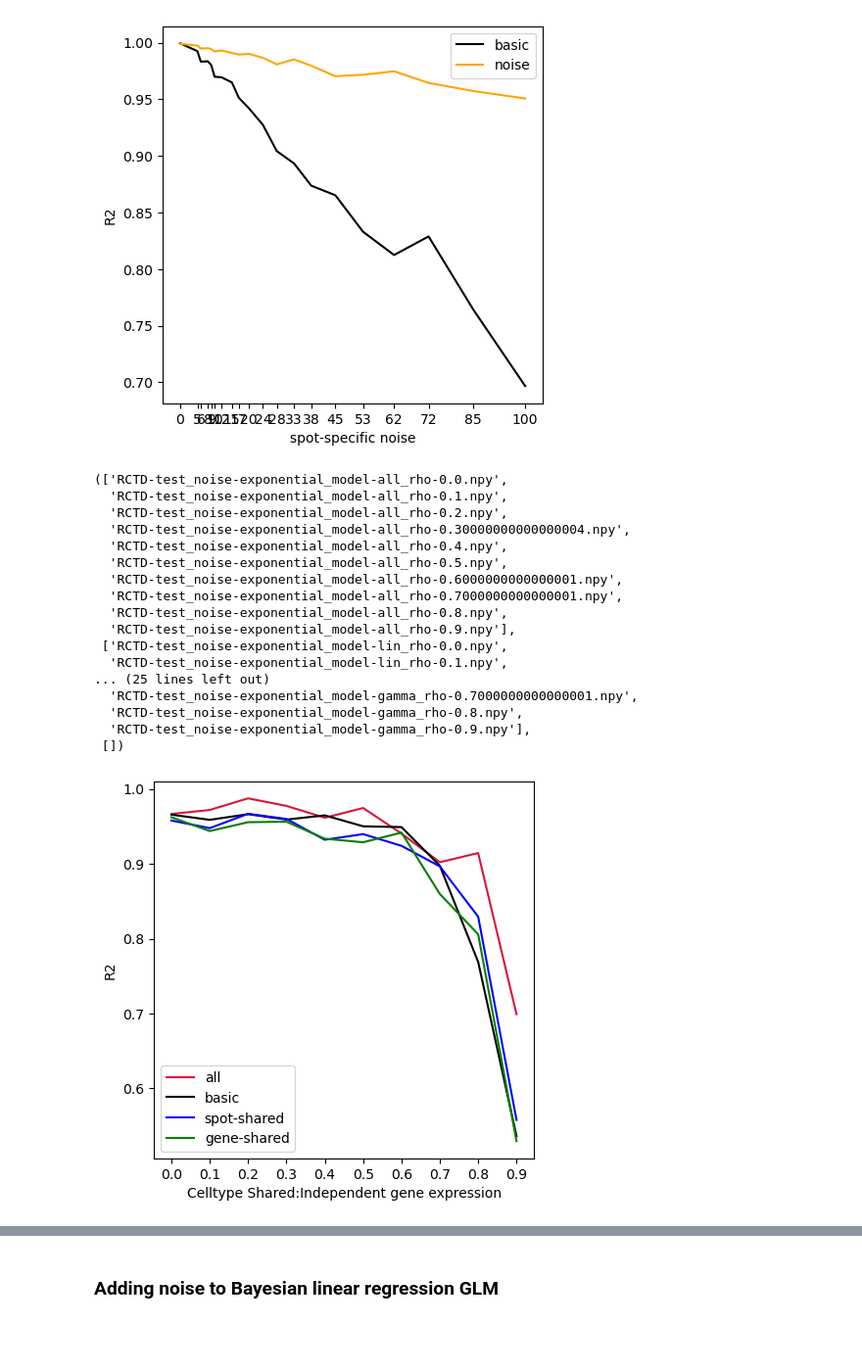
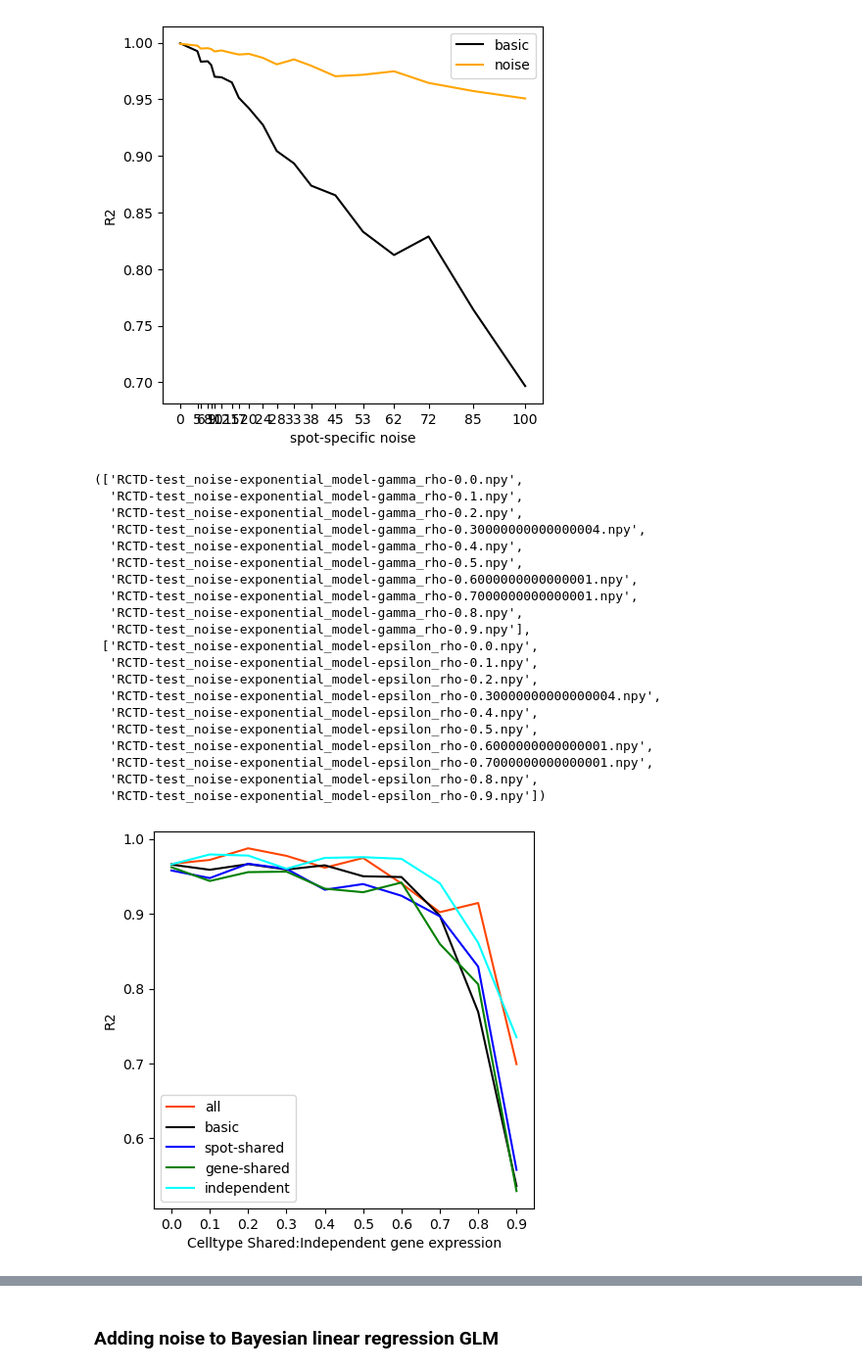
Before and after one commit to dmnburrows/spatial_transcriptomics, a Jupyter notebook: cell_decomp.ipynb, the cells around one changed output, grey strips where cells are left out. Shown at 98% size. Drawn from its saved outputs; the diff is of its cells as text; code cells hidden in the pictures; blank space fills up the shorter version.

```diff
--- a/cell_decomp.ipynb
+++ b/cell_decomp.ipynb
@@ -485,3 +485,20 @@ per = 85 #percentage of dropped genes
 e_std= 1 #spot + gene noise
 g_std = 1 #gene specific noise
 a_std = 1 #spot specific noise
+# %%
+
+rate_range = 0,40 #max and min of uniform distribution for generating rates
+noise_type = 'exponential' #CHANGE!
+
+#Simulate spot data from simulated gene expression
+spot_sim = cdfn.simulate_cell_mix(n_clusts, n_cells, n_genes).simulate_gene_exp(rate_range, 0)
+n_spots = spot_sim.__dict__['n_spots']
+spots = spot_sim.__dict__['spots']
+ref_exp = spot_sim.__dict__['mean_exps']
+prop_vec = spot_sim.__dict__['prop_vec']
+
+
+spots = cdfn.add_noise(spots, per=None, a_std=5, g_std=5, e_std=5, noise_type=noise_type) #CHANGE!
+
+#model = cdfn.alpha_pymc(n_clusts, n_spots, n_genes, ref_exp, spots, noise_type=noise_type) #CHANGE!
+#with model: data=pm.sample(random_seed=1,draws=200,chains=1, discard_tuned_samples=False)
@@ -767,44 +806,52 @@ lin_l = adfn.return_files(s_data, 'spatial_transcriptomics', '*noise*exp*model*l
 alpha_l = adfn.return_files(s_data, 'spatial_transcriptomics', '*noise*exp*model*alpha*' + pref + '*')
 gamma_l = adfn.return_files(s_data, 'spatial_transcriptomics', '*noise*exp*model*gamma*' + pref + '*')
 eps_l = adfn.return_files(s_data, 'spatial_transcriptomics', '*noise*exp*model*eps*' + pref + '*')
-all_l, lin_l, alpha_l, gamma_l, eps_l
+all_l, lin_l, alpha_l,
+gamma_l, eps_l
 # %% [output]
-(['RCTD-test_noise-exponential_model-all_rho-0.0.npy',
-  'RCTD-test_noise-exponential_model-all_rho-0.1.npy',
-  'RCTD-test_noise-exponential_model-all_rho-0.2.npy',
-  'RCTD-test_noise-exponential_model-all_rho-0.30000000000000004.npy',
-  'RCTD-test_noise-exponential_model-all_rho-0.4.npy',
-  'RCTD-test_noise-exponential_model-all_rho-0.5.npy',
-  'RCTD-test_noise-exponential_model-all_rho-0.6000000000000001.npy',
-  'RCTD-test_noise-exponential_model-all_rho-0.7000000000000001.npy',
-  'RCTD-test_noise-exponential_model-all_rho-0.8.npy',
-  'RCTD-test_noise-exponential_model-all_rho-0.9.npy'],
- ['RCTD-test_noise-exponential_model-lin_rho-0.0.npy',
-  'RCTD-test_noise-exponential_model-lin_rho-0.1.npy',
-... (25 lines left out)
+(['RCTD-test_noise-exponential_model-gamma_rho-0.0.npy',
+  'RCTD-test_noise-exponential_model-gamma_rho-0.1.npy',
+  'RCTD-test_noise-exponential_model-gamma_rho-0.2.npy',
+  'RCTD-test_noise-exponential_model-gamma_rho-0.30000000000000004.npy',
+  'RCTD-test_noise-exponential_model-gamma_rho-0.4.npy',
+  'RCTD-test_noise-exponential_model-gamma_rho-0.5.npy',
+  'RCTD-test_noise-exponential_model-gamma_rho-0.6000000000000001.npy',
   'RCTD-test_noise-exponential_model-gamma_rho-0.7000000000000001.npy',
   'RCTD-test_noise-exponential_model-gamma_rho-0.8.npy',
   'RCTD-test_noise-exponential_model-gamma_rho-0.9.npy'],
- [])
+ ['RCTD-test_noise-exponential_model-epsilon_rho-0.0.npy',
+  'RCTD-test_noise-exponential_model-epsilon_rho-0.1.npy',
+  'RCTD-test_noise-exponential_model-epsilon_rho-0.2.npy',
+  'RCTD-test_noise-exponential_model-epsilon_rho-0.30000000000000004.npy',
+  'RCTD-test_noise-exponential_model-epsilon_rho-0.4.npy',
+  'RCTD-test_noise-exponential_model-epsilon_rho-0.5.npy',
+  'RCTD-test_noise-exponential_model-epsilon_rho-0.6000000000000001.npy',
+  'RCTD-test_noise-exponential_model-epsilon_rho-0.7000000000000001.npy',
+  'RCTD-test_noise-exponential_model-epsilon_rho-0.8.npy',
+  'RCTD-test_noise-exponential_model-epsilon_rho-0.9.npy'])
 # %%
-def plotme(par_list, curr_l, color, label):
-    v = [np.load(curr_l[i], allow_pickle=True)[2] for i in range(len(curr_l))]
+def plotme(par_list, curr_l, color, label, type):
+    if type=='r2':
+        ch=2
+    if type=='time':
+        ch=3
+    v = [np.load(curr_l[i], allow_pickle=True)[ch] for i in range(len(curr_l))]
     plt.plot(par_list, v, c=color, label = label)
 # %%
 #drop out percentages
 par_list = np.linspace(0,0.9,10)
 fig,ax = plt.subplots(figsize=(5,5))
 
 #Load basic model
-plotme(par_list, all_l, 'crimson', 'all')
+plotme(par_list, all_l, 'orangered', 'all')
 plotme(par_list, lin_l, 'k', 'basic')
 plotme(par_list, alpha_l, 'blue', 'spot-shared')
 plotme(par_list, gamma_l, 'green', 'gene-shared')
-#plotme(par_list, all_l, 'crimson', 'all')
+plotme(par_list, eps_l, 'cyan', 'independent')
 plt.xticks(par_list)
 plt.xlabel('Celltype Shared:Independent gene expression')
 plt.ylabel('R2')
 plt.legend()
 plt.show()
 # %% [output]
-[figure, old version]
+[figure, new version]
```
Also changed, not shown: parts of 17 cells of this notebook.
